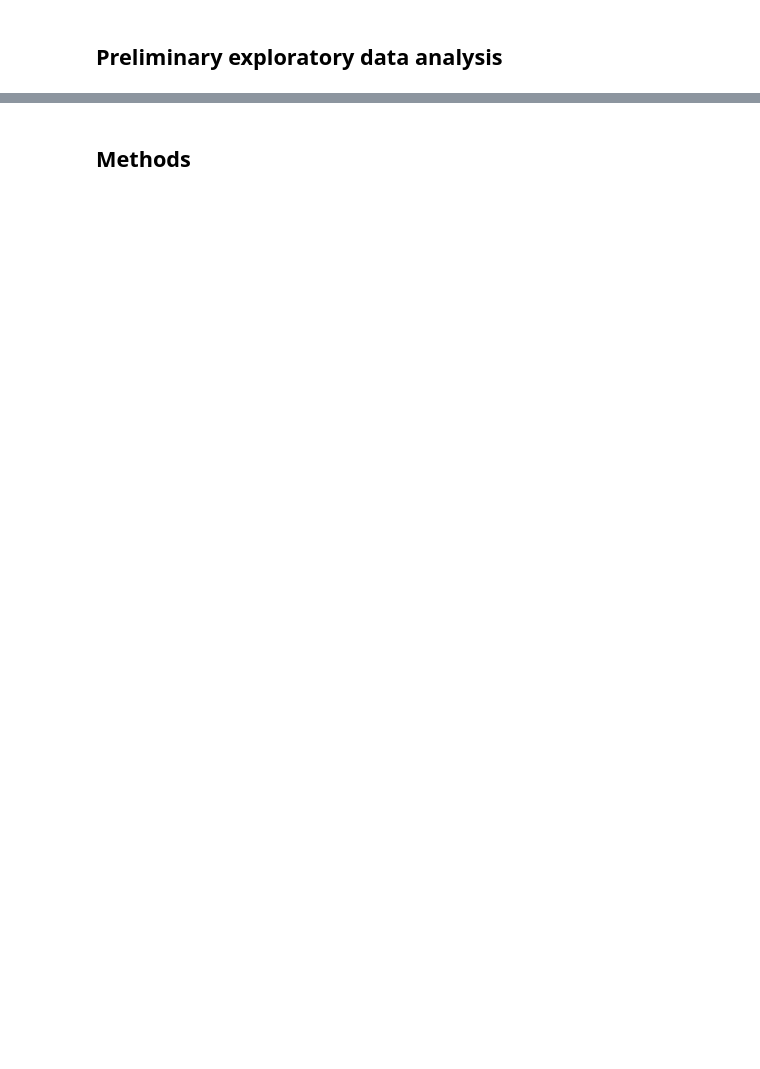
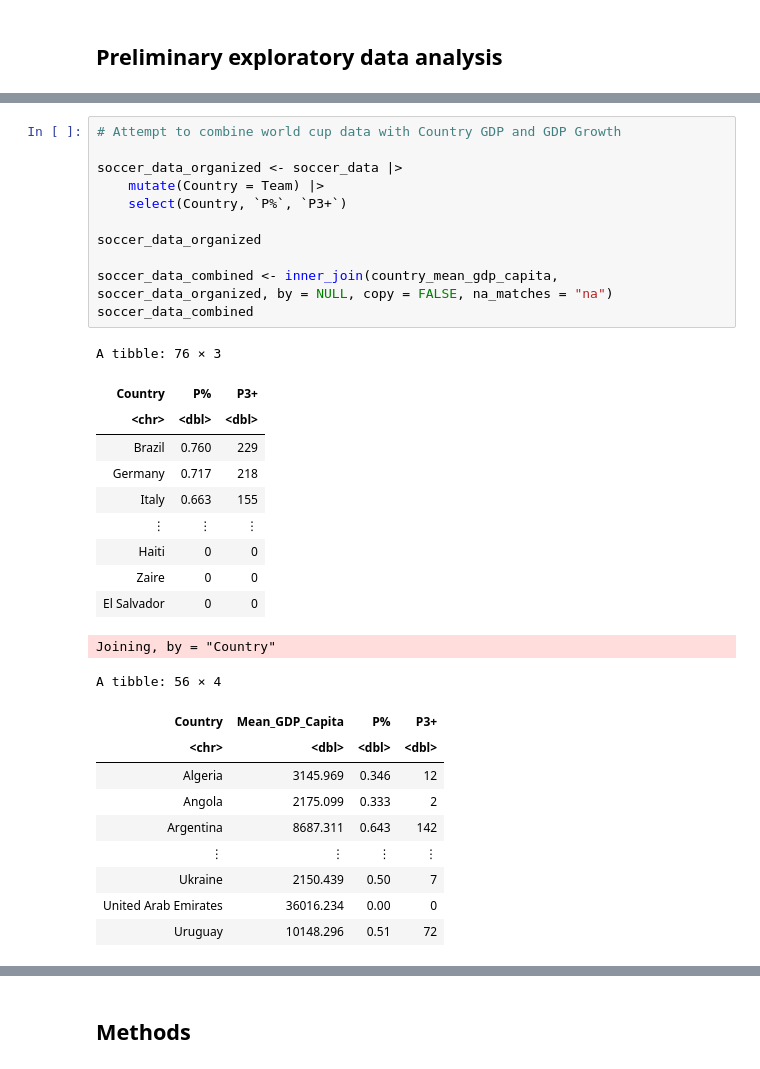
Before and after one commit to whalebeavercat/dsci-100-group-146, a Jupyter notebook: Project_Proposal_146.ipynb, the cells around one changed output, grey strips where cells are left out. Drawn from its saved outputs; the diff is of its cells as text; blank space fills up the shorter version.

```diff
--- a/Project_Proposal_146.ipynb
+++ b/Project_Proposal_146.ipynb
@@ -76,0 +187,33 @@ A spec_tbl_df: 212 × 16
+# %%
+# Attempt to combine world cup data with Country GDP and GDP Growth
+
+soccer_data_organized <- soccer_data |>
+    mutate(Country = Team) |>
+    select(Country, `P%`, `P3+`)
+
+soccer_data_organized
+
+soccer_data_combined <- inner_join(country_mean_gdp_capita, soccer_data_organized, by = NULL, copy = FALSE, na_matches = "na")
+soccer_data_combined
+# %% [output]
+A tibble: 76 × 3
+| Country | P% | P3+ |
+| <chr> | <dbl> | <dbl> |
+| Brazil | 0.760 | 229 |
+| Germany | 0.717 | 218 |
+| Italy | 0.663 | 155 |
+| ⋮ | ⋮ | ⋮ |
+| Haiti | 0 | 0 |
+| Zaire | 0 | 0 |
+| El Salvador | 0 | 0 |
+Joining, by = "Country"
+A tibble: 56 × 4
+| Country | Mean_GDP_Capita | P% | P3+ |
+| <chr> | <dbl> | <dbl> | <dbl> |
+| Algeria | 3145.969 | 0.346 | 12 |
+| Angola | 2175.099 | 0.333 | 2 |
+| Argentina | 8687.311 | 0.643 | 142 |
+| ⋮ | ⋮ | ⋮ | ⋮ |
+| Ukraine | 2150.439 | 0.50 | 7 |
+| United Arab Emirates | 36016.234 | 0.00 | 0 |
+| Uruguay | 10148.296 | 0.51 | 72 |
```
Also changed, not shown: parts of 5 cells of this notebook, 3 other files.
